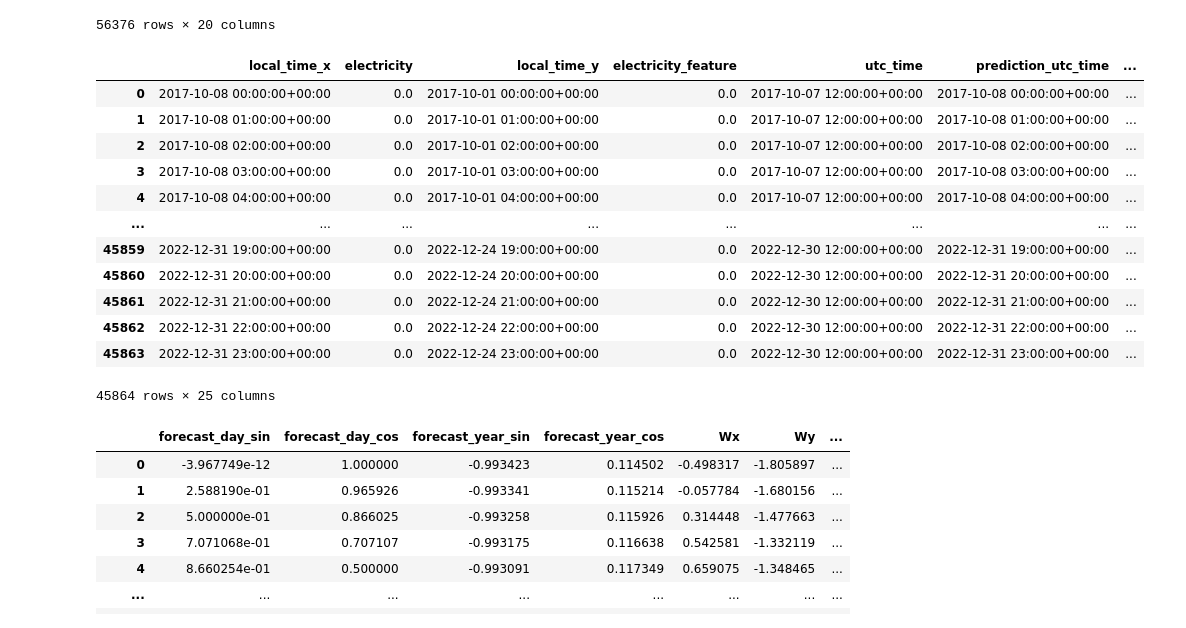
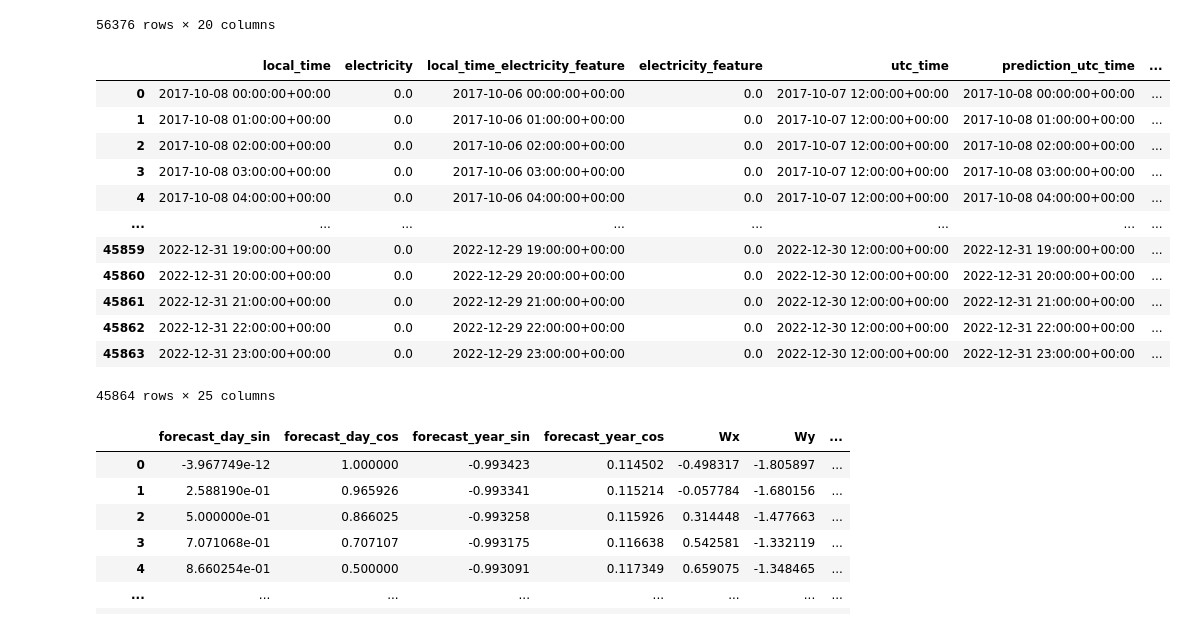
Before and after one commit to jerome-roeser/day-ahead-power-forecast, a Jupyter notebook: notebooks/advanced_power_forecast_pytorch.ipynb, the cells around one changed output. Drawn from its saved outputs; the diff is of its cells as text; code cells hidden in the pictures.

```diff
--- a/notebooks/advanced_power_forecast_pytorch.ipynb
+++ b/notebooks/advanced_power_forecast_pytorch.ipynb
@@ -337,45 +337,47 @@ new dataframe size: 334370.18 kB
 # %%
 # stick day_ahead (label) and day_before (feature) electricity data to the forecast data
 pv_data["local_time"] = pd.to_datetime(pv_data["local_time"], utc=True)
 
 # the electricity feature is the electricity produced 2 days before
 # the production amount we want to predict
 forecast_clean["electricity_feature_utc_time"] = forecast_clean[
     "prediction_utc_time"
-] - np.timedelta64(7,"D")
+] - np.timedelta64(2,"D")
 
 merged_forecast_pv = pd.merge(
     pv_data[["local_time", "electricity"]],
     forecast_clean,
     left_on="local_time",
     right_on="electricity_feature_utc_time",
     how="inner",
 )
 merged_forecast_pv = merged_forecast_pv.rename(
-    columns={"electricity": "electricity_feature"}
+    columns={"electricity": "electricity_feature",
+             "local_time": "local_time_electricity_feature"}
 )
 
 merged_forecast_pv = pd.merge(
     pv_data[["local_time", "electricity"]],
     merged_forecast_pv,
     left_on="local_time",
     right_on="prediction_utc_time",
     how="inner",
 )
+
 merged_forecast_pv
 # %% [output]
-|  | local_time_x | electricity | local_time_y | electricity_feature | utc_time | prediction_utc_time | ... |
-| 0 | 2017-10-08 00:00:00+00:00 | 0.0 | 2017-10-01 00:00:00+00:00 | 0.0 | 2017-10-07 12:00:00+00:00 | 2017-10-08 00:00:00+00:00 | ... |
-| 1 | 2017-10-08 01:00:00+00:00 | 0.0 | 2017-10-01 01:00:00+00:00 | 0.0 | 2017-10-07 12:00:00+00:00 | 2017-10-08 01:00:00+00:00 | ... |
-| 2 | 2017-10-08 02:00:00+00:00 | 0.0 | 2017-10-01 02:00:00+00:00 | 0.0 | 2017-10-07 12:00:00+00:00 | 2017-10-08 02:00:00+00:00 | ... |
-| 3 | 2017-10-08 03:00:00+00:00 | 0.0 | 2017-10-01 03:00:00+00:00 | 0.0 | 2017-10-07 12:00:00+00:00 | 2017-10-08 03:00:00+00:00 | ... |
-| 4 | 2017-10-08 04:00:00+00:00 | 0.0 | 2017-10-01 04:00:00+00:00 | 0.0 | 2017-10-07 12:00:00+00:00 | 2017-10-08 04:00:00+00:00 | ... |
+|  | local_time | electricity | local_time_electricity_feature | electricity_feature | utc_time | prediction_utc_time | ... |
+| 0 | 2017-10-08 00:00:00+00:00 | 0.0 | 2017-10-06 00:00:00+00:00 | 0.0 | 2017-10-07 12:00:00+00:00 | 2017-10-08 00:00:00+00:00 | ... |
+| 1 | 2017-10-08 01:00:00+00:00 | 0.0 | 2017-10-06 01:00:00+00:00 | 0.0 | 2017-10-07 12:00:00+00:00 | 2017-10-08 01:00:00+00:00 | ... |
+| 2 | 2017-10-08 02:00:00+00:00 | 0.0 | 2017-10-06 02:00:00+00:00 | 0.0 | 2017-10-07 12:00:00+00:00 | 2017-10-08 02:00:00+00:00 | ... |
+| 3 | 2017-10-08 03:00:00+00:00 | 0.0 | 2017-10-06 03:00:00+00:00 | 0.0 | 2017-10-07 12:00:00+00:00 | 2017-10-08 03:00:00+00:00 | ... |
+| 4 | 2017-10-08 04:00:00+00:00 | 0.0 | 2017-10-06 04:00:00+00:00 | 0.0 | 2017-10-07 12:00:00+00:00 | 2017-10-08 04:00:00+00:00 | ... |
 | ... | ... | ... | ... | ... | ... | ... | ... |
-| 45859 | 2022-12-31 19:00:00+00:00 | 0.0 | 2022-12-24 19:00:00+00:00 | 0.0 | 2022-12-30 12:00:00+00:00 | 2022-12-31 19:00:00+00:00 | ... |
-| 45860 | 2022-12-31 20:00:00+00:00 | 0.0 | 2022-12-24 20:00:00+00:00 | 0.0 | 2022-12-30 12:00:00+00:00 | 2022-12-31 20:00:00+00:00 | ... |
-| 45861 | 2022-12-31 21:00:00+00:00 | 0.0 | 2022-12-24 21:00:00+00:00 | 0.0 | 2022-12-30 12:00:00+00:00 | 2022-12-31 21:00:00+00:00 | ... |
-| 45862 | 2022-12-31 22:00:00+00:00 | 0.0 | 2022-12-24 22:00:00+00:00 | 0.0 | 2022-12-30 12:00:00+00:00 | 2022-12-31 22:00:00+00:00 | ... |
-| 45863 | 2022-12-31 23:00:00+00:00 | 0.0 | 2022-12-24 23:00:00+00:00 | 0.0 | 2022-12-30 12:00:00+00:00 | 2022-12-31 23:00:00+00:00 | ... |
+| 45859 | 2022-12-31 19:00:00+00:00 | 0.0 | 2022-12-29 19:00:00+00:00 | 0.0 | 2022-12-30 12:00:00+00:00 | 2022-12-31 19:00:00+00:00 | ... |
+| 45860 | 2022-12-31 20:00:00+00:00 | 0.0 | 2022-12-29 20:00:00+00:00 | 0.0 | 2022-12-30 12:00:00+00:00 | 2022-12-31 20:00:00+00:00 | ... |
+| 45861 | 2022-12-31 21:00:00+00:00 | 0.0 | 2022-12-29 21:00:00+00:00 | 0.0 | 2022-12-30 12:00:00+00:00 | 2022-12-31 21:00:00+00:00 | ... |
+| 45862 | 2022-12-31 22:00:00+00:00 | 0.0 | 2022-12-29 22:00:00+00:00 | 0.0 | 2022-12-30 12:00:00+00:00 | 2022-12-31 22:00:00+00:00 | ... |
+| 45863 | 2022-12-31 23:00:00+00:00 | 0.0 | 2022-12-29 23:00:00+00:00 | 0.0 | 2022-12-30 12:00:00+00:00 | 2022-12-31 23:00:00+00:00 | ... |
 45864 rows × 25 columns
 # %%
 def time_encoding(X: pd.DataFrame) -> pd.DataFrame:
```
Also changed, not shown: parts of 16 cells of this notebook.
